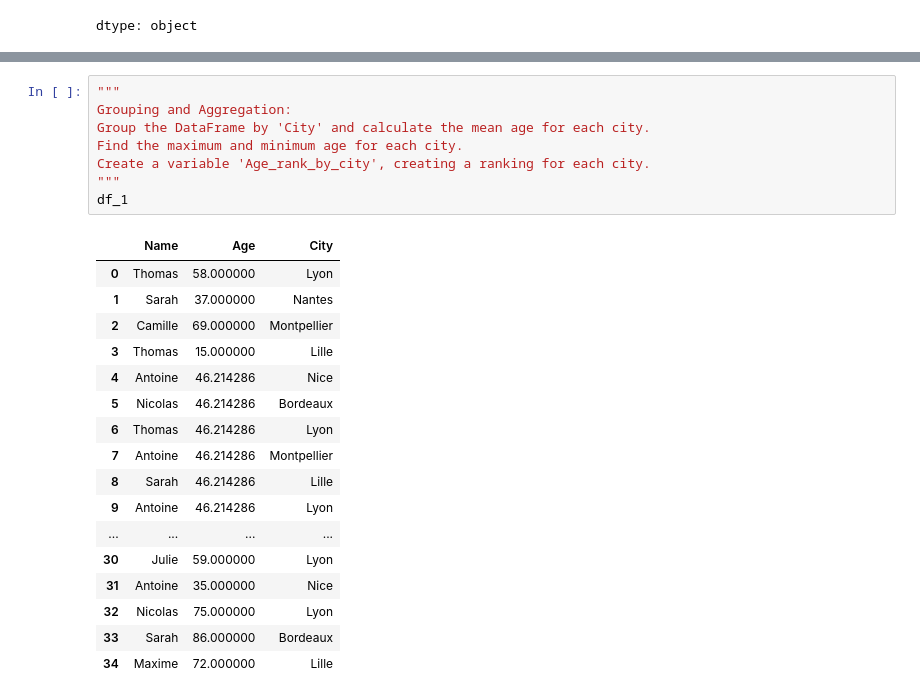
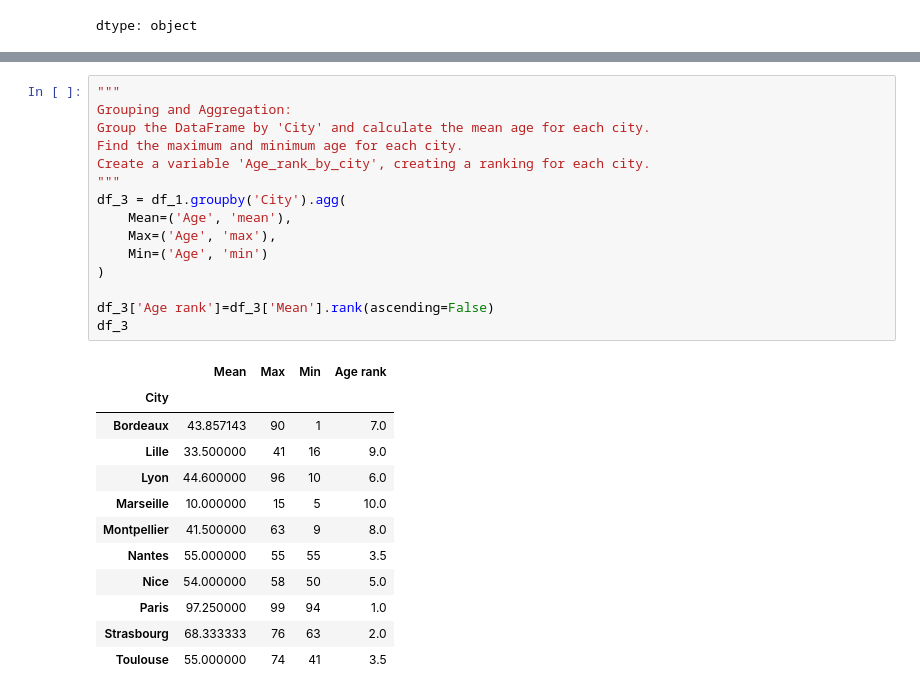
Before and after one commit to RaoulSinde/python-222, a Jupyter notebook: python_session_3.ipynb, the cells around one changed output, grey strips where cells are left out. Saved outputs shown, nothing was run; the diff lists cells and outputs as text.

```diff
--- a/python_session_3.ipynb
+++ b/python_session_3.ipynb
@@ -626,26 +627,28 @@ See the caveats in the documentation: https://pandas.pydata.org/pandas-docs/stab
 # %%
 """
 Grouping and Aggregation:
 Group the DataFrame by 'City' and calculate the mean age for each city.
 Find the maximum and minimum age for each city.
 Create a variable 'Age_rank_by_city', creating a ranking for each city.
 """
-df_1
+df_3 = df_1.groupby('City').agg(
+    Mean=('Age', 'mean'),
+    Max=('Age', 'max'),
+    Min=('Age', 'min')
+)
+
+df_3['Age rank']=df_3['Mean'].rank(ascending=False)
+df_3
 # %% [output]
-|  | Name | Age | City |
-| 0 | Thomas | 58.000000 | Lyon |
-| 1 | Sarah | 37.000000 | Nantes |
-| 2 | Camille | 69.000000 | Montpellier |
-| 3 | Thomas | 15.000000 | Lille |
-| 4 | Antoine | 46.214286 | Nice |
-| 5 | Nicolas | 46.214286 | Bordeaux |
-| 6 | Thomas | 46.214286 | Lyon |
-| 7 | Antoine | 46.214286 | Montpellier |
-| 8 | Sarah | 46.214286 | Lille |
-| 9 | Antoine | 46.214286 | Lyon |
-| ... | ... | ... | ... |
-| 30 | Julie | 59.000000 | Lyon |
-| 31 | Antoine | 35.000000 | Nice |
-| 32 | Nicolas | 75.000000 | Lyon |
-| 33 | Sarah | 86.000000 | Bordeaux |
-| 34 | Maxime | 72.000000 | Lille |
+|  | Mean | Max | Min | Age rank |
+| City |  |  |  |  |
+| Bordeaux | 43.857143 | 90 | 1 | 7.0 |
+| Lille | 33.500000 | 41 | 16 | 9.0 |
+| Lyon | 44.600000 | 96 | 10 | 6.0 |
+| Marseille | 10.000000 | 15 | 5 | 10.0 |
+| Montpellier | 41.500000 | 63 | 9 | 8.0 |
+| Nantes | 55.000000 | 55 | 55 | 3.5 |
+| Nice | 54.000000 | 58 | 50 | 5.0 |
+| Paris | 97.250000 | 99 | 94 | 1.0 |
+| Strasbourg | 68.333333 | 76 | 63 | 2.0 |
+| Toulouse | 55.000000 | 74 | 41 | 3.5 |
```
Also changed, not shown: parts of 22 cells of this notebook.
